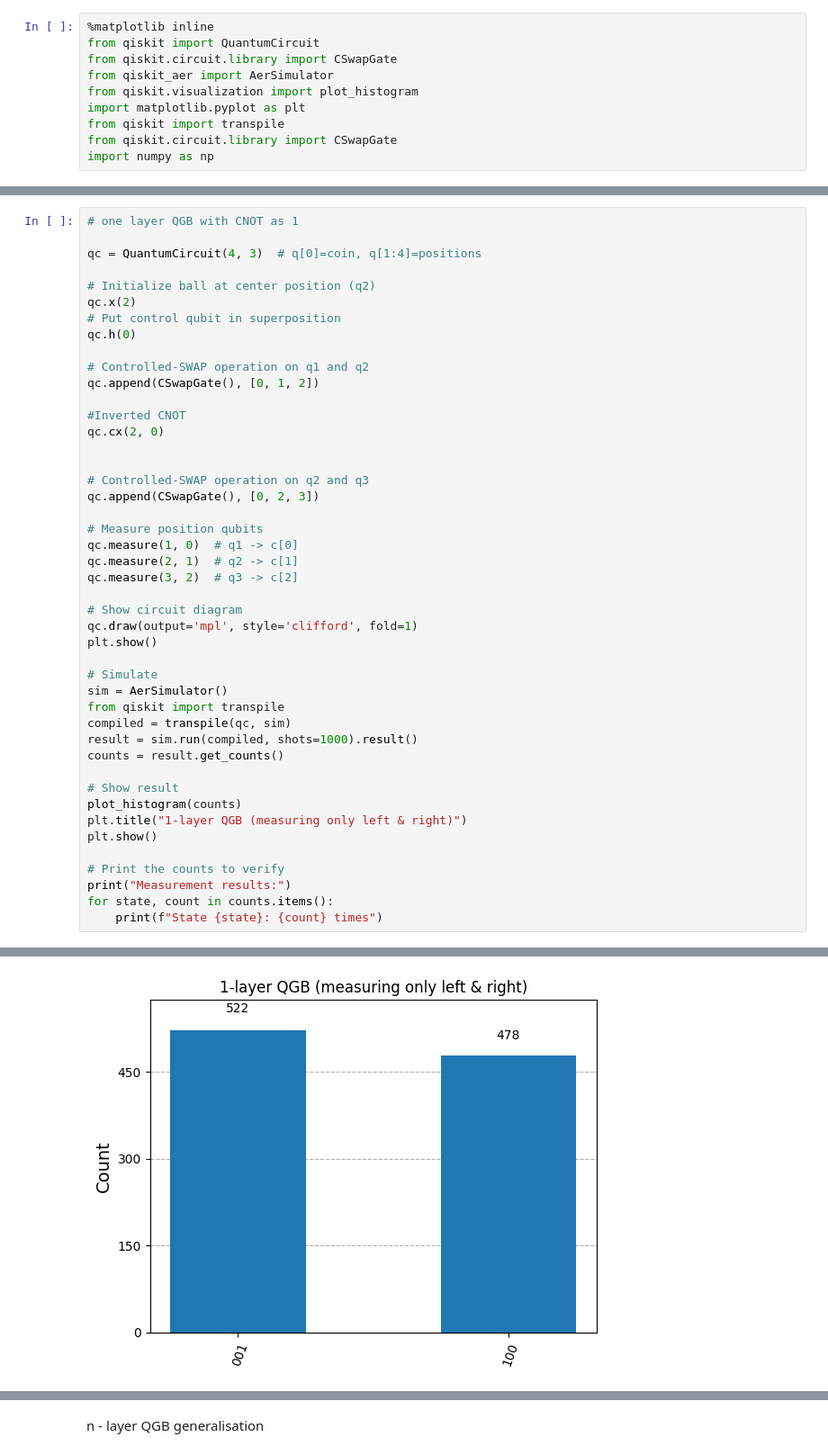
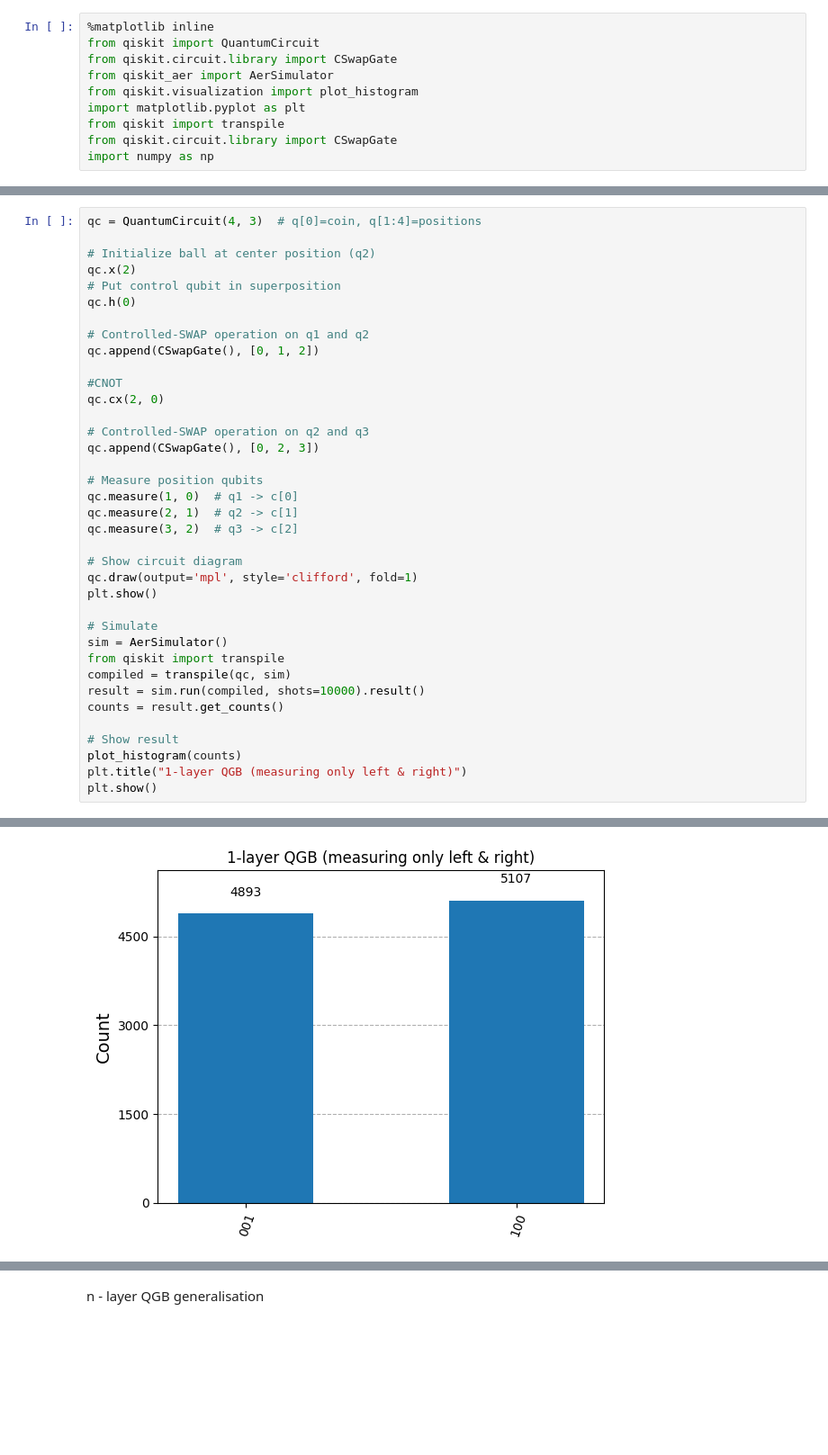
Before and after one commit to saxenaprajjwal/WISER, a Jupyter notebook: Task_II.ipynb, the cells around one changed output, grey strips where cells are left out. Shown: that part at 90% size. Drawn from its saved outputs; the diff is of its cells as text; blank space fills up the shorter version.

```diff
--- a/Task_II.ipynb
+++ b/Task_II.ipynb
@@ -60,6 +17,4 @@ import numpy as np
 # %%
-# one layer QGB with CNOT as 1
-
 qc = QuantumCircuit(4, 3)  # q[0]=coin, q[1:4]=positions
 
 # Initialize ball at center position (q2)
@@ -69,39 +24,33 @@ qc.h(0)
 
 # Controlled-SWAP operation on q1 and q2
 qc.append(CSwapGate(), [0, 1, 2])
 
-#Inverted CNOT
+#CNOT
 qc.cx(2, 0)
-
 
 # Controlled-SWAP operation on q2 and q3
 qc.append(CSwapGate(), [0, 2, 3])
 
 # Measure position qubits
 qc.measure(1, 0)  # q1 -> c[0]
 qc.measure(2, 1)  # q2 -> c[1]
 qc.measure(3, 2)  # q3 -> c[2]
 
 # Show circuit diagram
 qc.draw(output='mpl', style='clifford', fold=1)
 plt.show()
 
 # Simulate
 sim = AerSimulator()
 from qiskit import transpile
 compiled = transpile(qc, sim)
-result = sim.run(compiled, shots=1000).result()
+result = sim.run(compiled, shots=10000).result()
 counts = result.get_counts()
 
 # Show result
 plot_histogram(counts)
 plt.title("1-layer QGB (measuring only left & right)")
 plt.show()
-
-# Print the counts to verify
-print("Measurement results:")
-for state, count in counts.items():
-    print(f"State {state}: {count} times")
 # %% [output]
 [figure]
-[figure, old version]
+[figure, new version]
```
Also changed, not shown: parts of 14 cells of this notebook.
